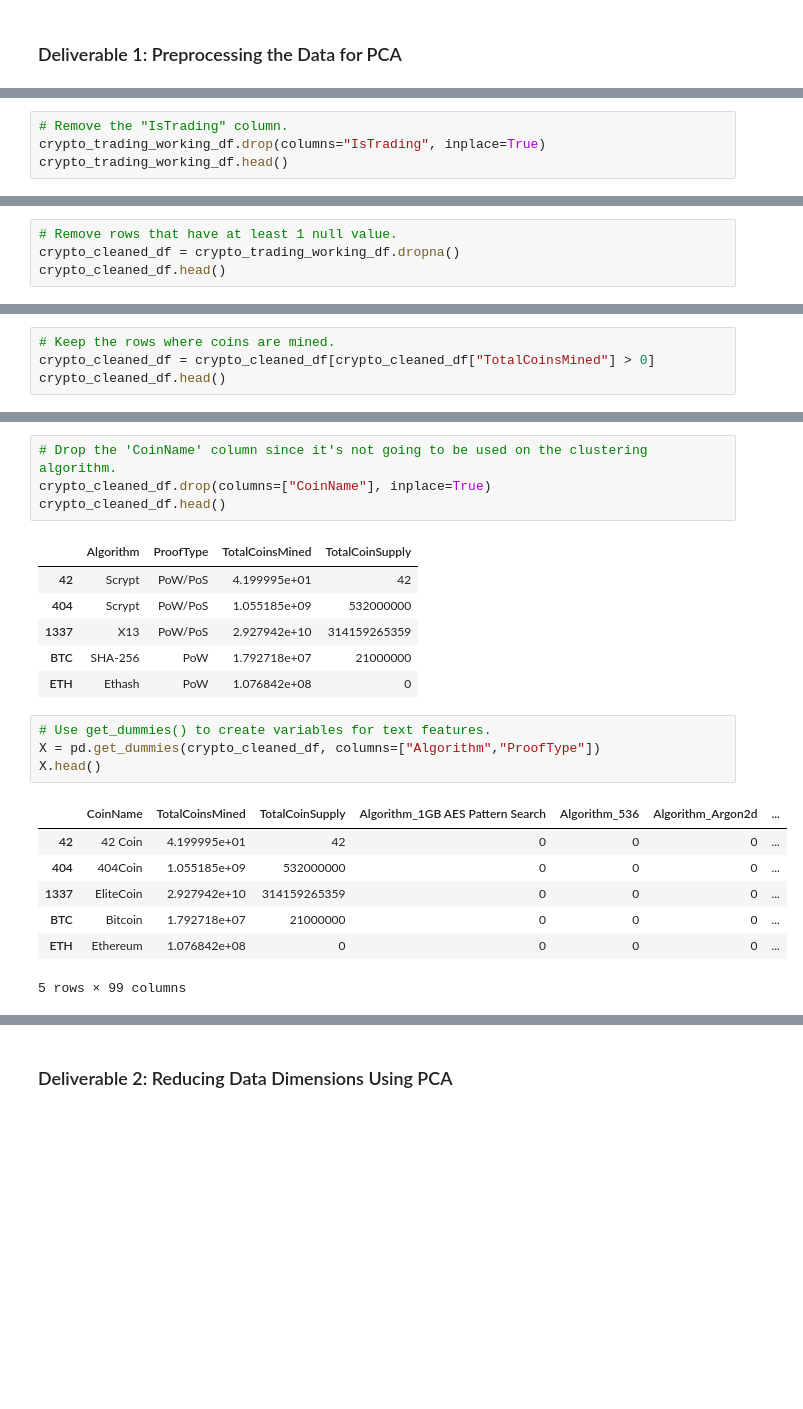
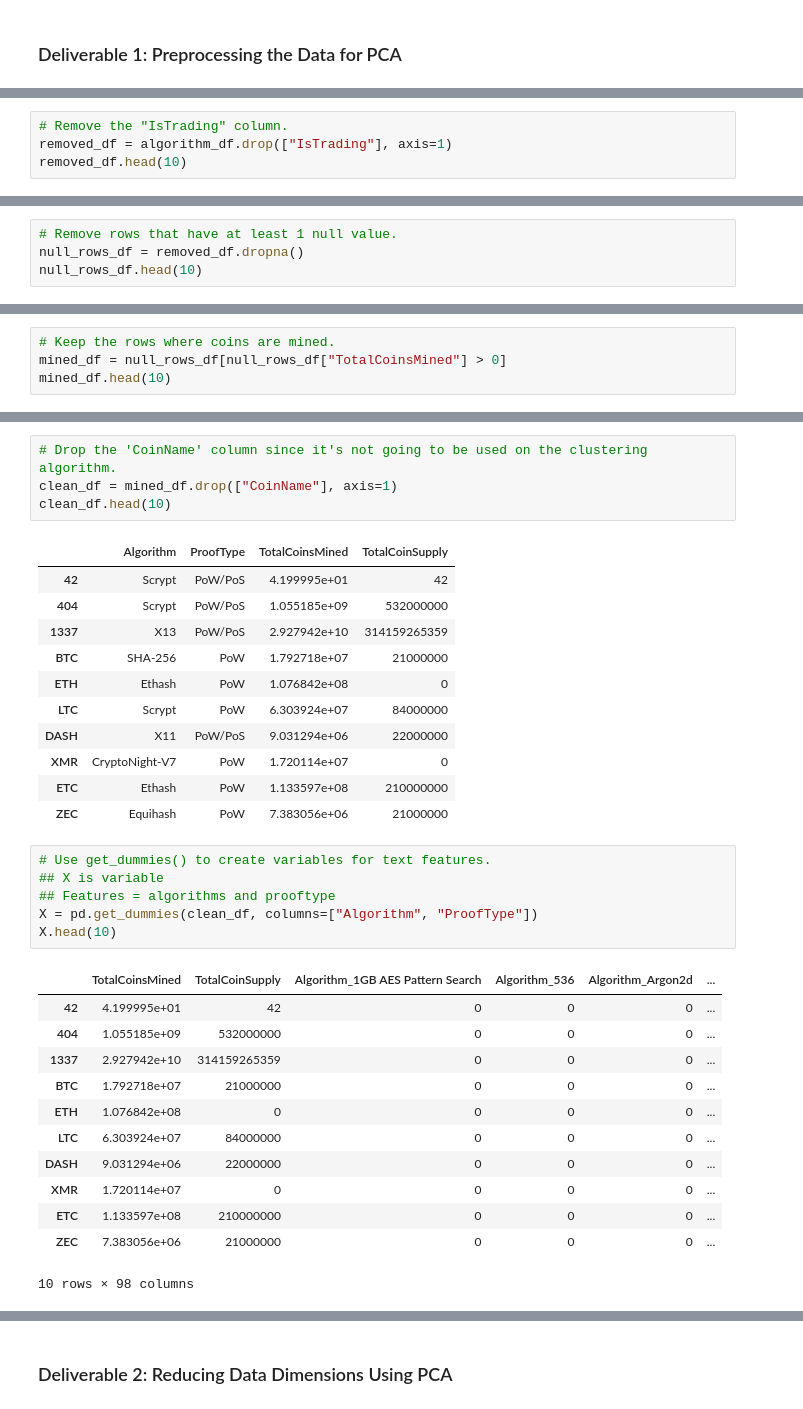
Before and after one commit to salvamike/Cryptocurrencies, a Jupyter notebook: crypto_clustering.ipynb, the cells around one changed output, grey strips where cells are left out. Drawn from its saved outputs; the diff is of its cells as text; blank space fills up the shorter version.

```diff
--- a/crypto_clustering.ipynb
+++ b/crypto_clustering.ipynb
@@ -50,7 +66,7 @@ crypto_trading_working_df.head()
 # %%
 # Remove the "IsTrading" column.
-crypto_trading_working_df.drop(columns="IsTrading", inplace=True)
-crypto_trading_working_df.head()
+removed_df = algorithm_df.drop(["IsTrading"], axis=1)
+removed_df.head(10)
 # %% [output]
 |  | CoinName | Algorithm | ProofType | TotalCoinsMined | TotalCoinSupply |
 | 42 | 42 Coin | Scrypt | PoW/PoS | 4.199995e+01 | 42 |
@@ -61,7 +82,7 @@ crypto_trading_working_df.head()
 # %%
 # Remove rows that have at least 1 null value.
-crypto_cleaned_df = crypto_trading_working_df.dropna()
-crypto_cleaned_df.head()
+null_rows_df = removed_df.dropna()
+null_rows_df.head(10)
 # %% [output]
 |  | CoinName | Algorithm | ProofType | TotalCoinsMined | TotalCoinSupply |
 | 42 | 42 Coin | Scrypt | PoW/PoS | 4.199995e+01 | 42 |
@@ -72,7 +98,7 @@ crypto_cleaned_df.head()
 # %%
 # Keep the rows where coins are mined.
-crypto_cleaned_df = crypto_cleaned_df[crypto_cleaned_df["TotalCoinsMined"] > 0]
-crypto_cleaned_df.head()
+mined_df = null_rows_df[null_rows_df["TotalCoinsMined"] > 0]
+mined_df.head(10)
 # %% [output]
 |  | CoinName | Algorithm | ProofType | TotalCoinsMined | TotalCoinSupply |
 | 42 | 42 Coin | Scrypt | PoW/PoS | 4.199995e+01 | 42 |
@@ -94,7 +132,7 @@ crypto_names_df.head()
 # %%
 # Drop the 'CoinName' column since it's not going to be used on the clustering algorithm.
-crypto_cleaned_df.drop(columns=["CoinName"], inplace=True)
-crypto_cleaned_df.head()
+clean_df = mined_df.drop(["CoinName"], axis=1)
+clean_df.head(10)
 # %% [output]
 |  | Algorithm | ProofType | TotalCoinsMined | TotalCoinSupply |
 | 42 | Scrypt | PoW/PoS | 4.199995e+01 | 42 |
@@ -102,16 +140,28 @@ crypto_cleaned_df.head()
 | 1337 | X13 | PoW/PoS | 2.927942e+10 | 314159265359 |
 | BTC | SHA-256 | PoW | 1.792718e+07 | 21000000 |
 | ETH | Ethash | PoW | 1.076842e+08 | 0 |
+| LTC | Scrypt | PoW | 6.303924e+07 | 84000000 |
+| DASH | X11 | PoW/PoS | 9.031294e+06 | 22000000 |
+| XMR | CryptoNight-V7 | PoW | 1.720114e+07 | 0 |
+| ETC | Ethash | PoW | 1.133597e+08 | 210000000 |
+| ZEC | Equihash | PoW | 7.383056e+06 | 21000000 |
 # %%
 # Use get_dummies() to create variables for text features.
-X = pd.get_dummies(crypto_cleaned_df, columns=["Algorithm","ProofType"])
-X.head()
+## X is variable
+## Features = algorithms and prooftype
+X = pd.get_dummies(clean_df, columns=["Algorithm", "ProofType"])
+X.head(10)
 # %% [output]
-|  | CoinName | TotalCoinsMined | TotalCoinSupply | Algorithm_1GB AES Pattern Search | Algorithm_536 | Algorithm_Argon2d | ... |
-| 42 | 42 Coin | 4.199995e+01 | 42 | 0 | 0 | 0 | ... |
-| 404 | 404Coin | 1.055185e+09 | 532000000 | 0 | 0 | 0 | ... |
-| 1337 | EliteCoin | 2.927942e+10 | 314159265359 | 0 | 0 | 0 | ... |
-| BTC | Bitcoin | 1.792718e+07 | 21000000 | 0 | 0 | 0 | ... |
-| ETH | Ethereum | 1.076842e+08 | 0 | 0 | 0 | 0 | ... |
+|  | TotalCoinsMined | TotalCoinSupply | Algorithm_1GB AES Pattern Search | Algorithm_536 | Algorithm_Argon2d | ... |
+| 42 | 4.199995e+01 | 42 | 0 | 0 | 0 | ... |
+| 404 | 1.055185e+09 | 532000000 | 0 | 0 | 0 | ... |
+| 1337 | 2.927942e+10 | 314159265359 | 0 | 0 | 0 | ... |
+| BTC | 1.792718e+07 | 21000000 | 0 | 0 | 0 | ... |
+| ETH | 1.076842e+08 | 0 | 0 | 0 | 0 | ... |
+| LTC | 6.303924e+07 | 84000000 | 0 | 0 | 0 | ... |
+| DASH | 9.031294e+06 | 22000000 | 0 | 0 | 0 | ... |
+| XMR | 1.720114e+07 | 0 | 0 | 0 | 0 | ... |
+| ETC | 1.133597e+08 | 210000000 | 0 | 0 | 0 | ... |
+| ZEC | 7.383056e+06 | 21000000 | 0 | 0 | 0 | ... |
-5 rows × 99 columns
+10 rows × 98 columns
 # %%
```
Also changed, not shown: parts of 22 cells of this notebook.
